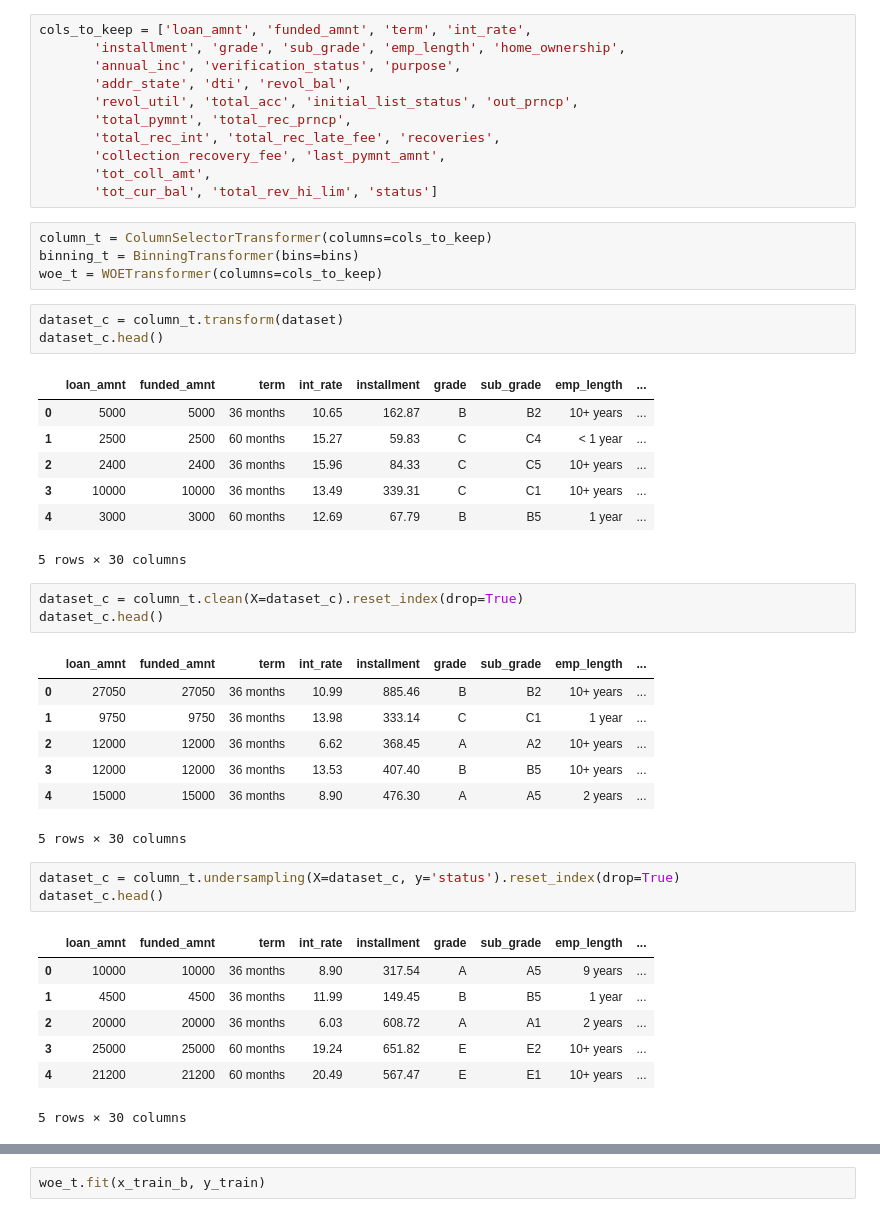
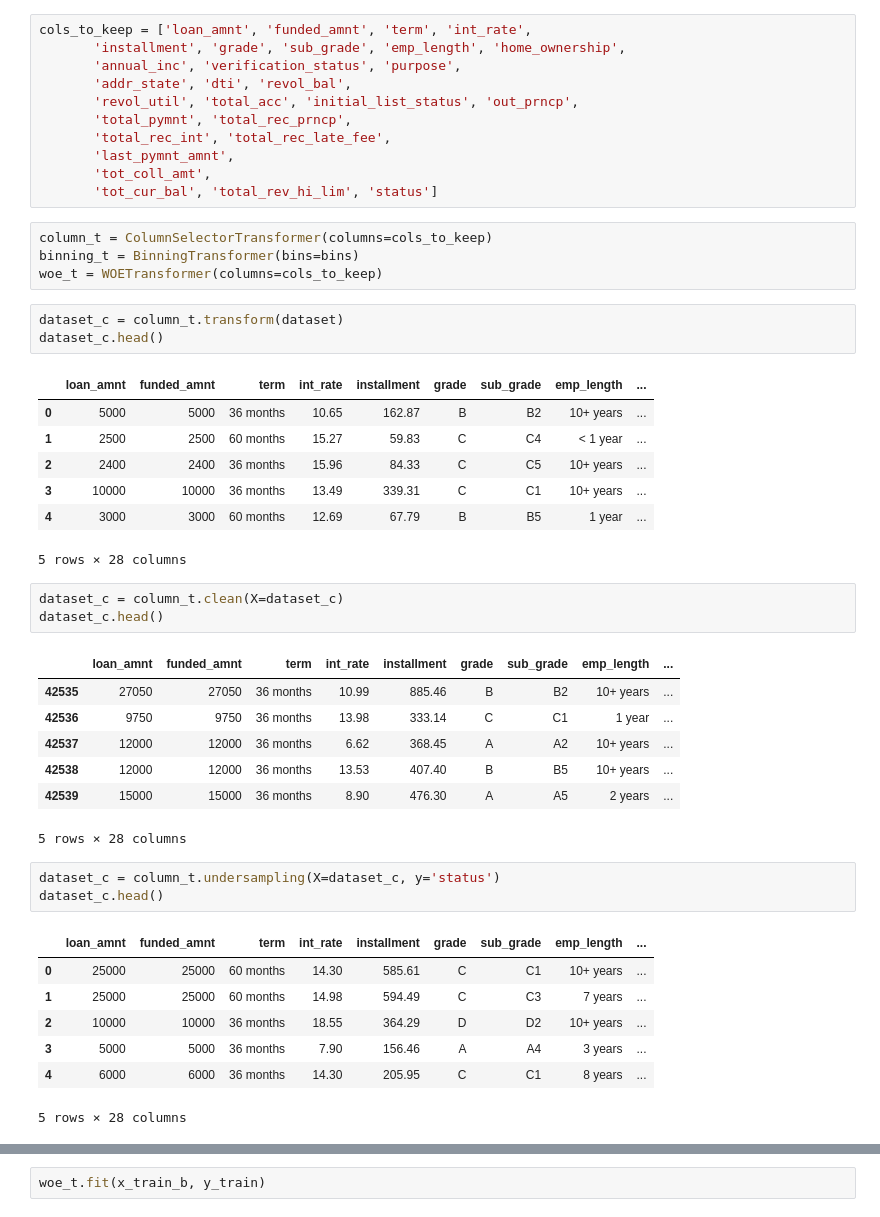
Before and after one commit to FabioSol/StonksBank, a Jupyter notebook: pd_modeling/report.ipynb, the cells around one changed output, grey strips where cells are left out. Drawn from its saved outputs; the diff is of its cells as text.

```diff
--- a/pd_modeling/report.ipynb
+++ b/pd_modeling/report.ipynb
@@ -18,8 +18,8 @@ cols_to_keep = ['loan_amnt', 'funded_amnt', 'term', 'int_rate',
        'addr_state', 'dti', 'revol_bal',
        'revol_util', 'total_acc', 'initial_list_status', 'out_prncp',
        'total_pymnt', 'total_rec_prncp',
-       'total_rec_int', 'total_rec_late_fee', 'recoveries',
-       'collection_recovery_fee', 'last_pymnt_amnt',
+       'total_rec_int', 'total_rec_late_fee',
+       'last_pymnt_amnt',
        'tot_coll_amt',
        'tot_cur_bal', 'total_rev_hi_lim', 'status']
 # %%
@@ -36,29 +36,29 @@ dataset_c.head()
 | 2 | 2400 | 2400 | 36 months | 15.96 | 84.33 | C | C5 | 10+ years | ... |
 | 3 | 10000 | 10000 | 36 months | 13.49 | 339.31 | C | C1 | 10+ years | ... |
 | 4 | 3000 | 3000 | 60 months | 12.69 | 67.79 | B | B5 | 1 year | ... |
-5 rows × 30 columns
+5 rows × 28 columns
 # %%
-dataset_c = column_t.clean(X=dataset_c).reset_index(drop=True)
+dataset_c = column_t.clean(X=dataset_c)
 dataset_c.head()
 # %% [output]
 |  | loan_amnt | funded_amnt | term | int_rate | installment | grade | sub_grade | emp_length | ... |
-| 0 | 27050 | 27050 | 36 months | 10.99 | 885.46 | B | B2 | 10+ years | ... |
-| 1 | 9750 | 9750 | 36 months | 13.98 | 333.14 | C | C1 | 1 year | ... |
-| 2 | 12000 | 12000 | 36 months | 6.62 | 368.45 | A | A2 | 10+ years | ... |
-| 3 | 12000 | 12000 | 36 months | 13.53 | 407.40 | B | B5 | 10+ years | ... |
-| 4 | 15000 | 15000 | 36 months | 8.90 | 476.30 | A | A5 | 2 years | ... |
+| 42535 | 27050 | 27050 | 36 months | 10.99 | 885.46 | B | B2 | 10+ years | ... |
+| 42536 | 9750 | 9750 | 36 months | 13.98 | 333.14 | C | C1 | 1 year | ... |
+| 42537 | 12000 | 12000 | 36 months | 6.62 | 368.45 | A | A2 | 10+ years | ... |
+| 42538 | 12000 | 12000 | 36 months | 13.53 | 407.40 | B | B5 | 10+ years | ... |
+| 42539 | 15000 | 15000 | 36 months | 8.90 | 476.30 | A | A5 | 2 years | ... |
-5 rows × 30 columns
+5 rows × 28 columns
 # %%
-dataset_c = column_t.undersampling(X=dataset_c, y='status').reset_index(drop=True)
+dataset_c = column_t.undersampling(X=dataset_c, y='status')
 dataset_c.head()
 # %% [output]
 |  | loan_amnt | funded_amnt | term | int_rate | installment | grade | sub_grade | emp_length | ... |
-| 0 | 10000 | 10000 | 36 months | 8.90 | 317.54 | A | A5 | 9 years | ... |
-| 1 | 4500 | 4500 | 36 months | 11.99 | 149.45 | B | B5 | 1 year | ... |
-| 2 | 20000 | 20000 | 36 months | 6.03 | 608.72 | A | A1 | 2 years | ... |
-| 3 | 25000 | 25000 | 60 months | 19.24 | 651.82 | E | E2 | 10+ years | ... |
-| 4 | 21200 | 21200 | 60 months | 20.49 | 567.47 | E | E1 | 10+ years | ... |
+| 0 | 25000 | 25000 | 60 months | 14.30 | 585.61 | C | C1 | 10+ years | ... |
+| 1 | 25000 | 25000 | 60 months | 14.98 | 594.49 | C | C3 | 7 years | ... |
+| 2 | 10000 | 10000 | 36 months | 18.55 | 364.29 | D | D2 | 10+ years | ... |
+| 3 | 5000 | 5000 | 36 months | 7.90 | 156.46 | A | A4 | 3 years | ... |
+| 4 | 6000 | 6000 | 36 months | 14.30 | 205.95 | C | C1 | 8 years | ... |
-5 rows × 30 columns
+5 rows × 28 columns
 # %%
 dataset_c.info()
 # %% [output]
```
Also changed, not shown: parts of 11 cells of this notebook, 2 other files.
